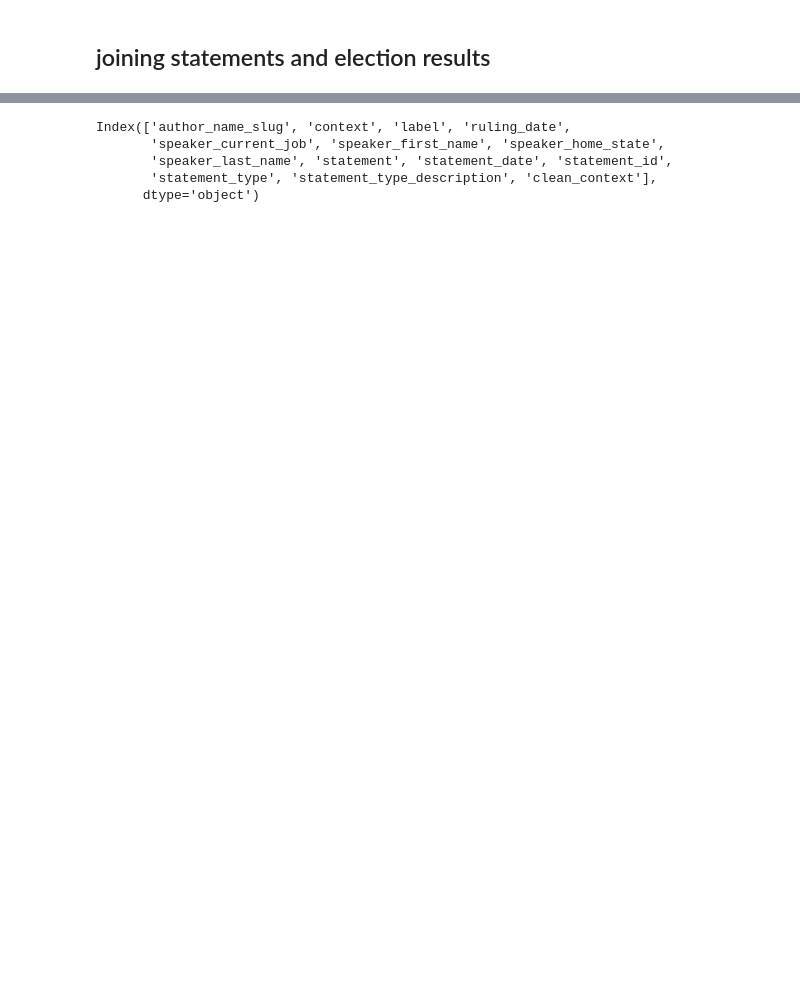
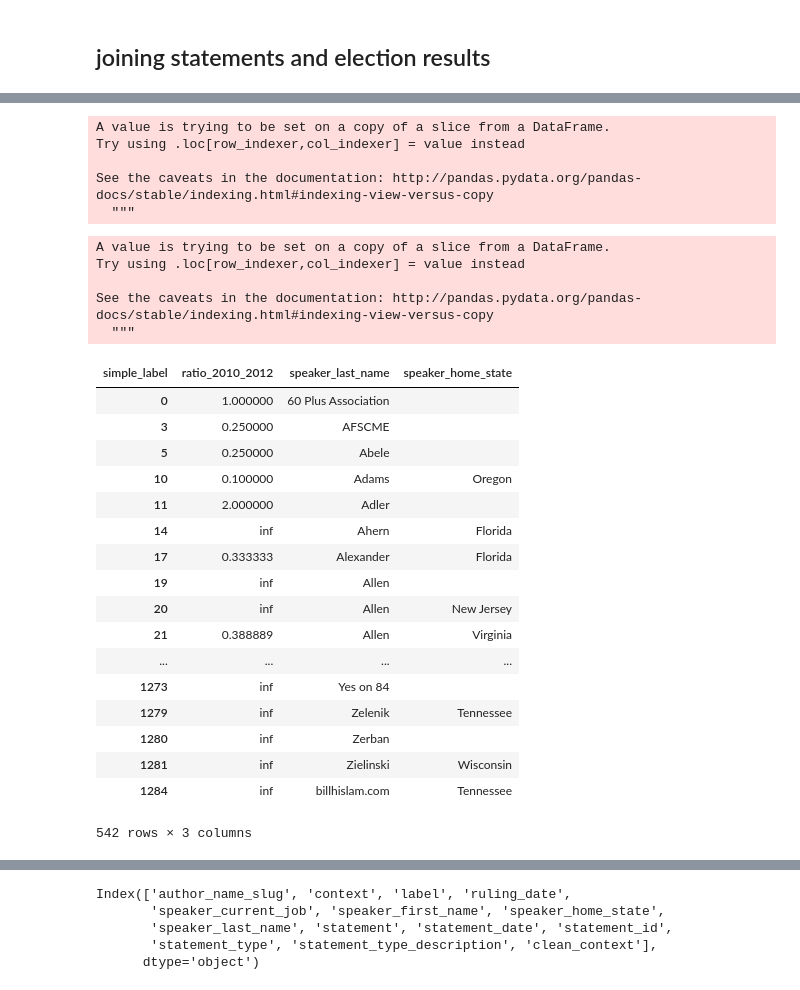
Before and after one commit to ExploringLies/lies-have-short-legs, a Jupyter notebook: notebooks/ElectionStuff.ipynb, the cells around one changed output, grey strips where cells are left out. Drawn from its saved outputs; the diff is of its cells as text; code cells hidden in the pictures; blank space fills up the shorter version.

```diff
--- a/notebooks/ElectionStuff.ipynb
+++ b/notebooks/ElectionStuff.ipynb
@@ -281,0 +354,66 @@ statements_with_elections =  statements.merge(election_results, left_on=['speake
+# %%
+periods = [(201011, 201211), (201211, 201411), (201411, 201611)]
+
+def agg_for_years(statements, ys):
+    statements = statements.loc[statements['statement_month'].lt(ys[1]) & statements['statement_month'].gt(ys[0])]
+    statements['simple_label'] = statements['label'].apply(simplify_label)
+
+    return statements.groupby(['speaker_last_name', 'speaker_home_state', 'simple_label']).size().reset_index(name='count_{0}_{1}'.format(str(ys[0])[:4], str(ys[1])[:4]))
+
+
+
+simple_votes_2012_2014 = simple_votes.loc[simple_votes['primary_votes_2012'].notnull() & simple_votes['primary_votes_2014'].notnull()]
+
+statements_with_elections_2012_2014 =  simple_votes_2012_2014.merge(agg_for_years(statements, periods[0]), right_on=['speaker_last_name', 'speaker_home_state'], left_on=['candidate_last_name', 'state'])\
+    .merge(agg_for_years(statements, periods[1]), on=['speaker_last_name', 'speaker_home_state', 'simple_label'])
+
+statements_with_elections_2012_2014['statement_ratio_true_false_2010'] = statements_with_elections_2012_2014['count_2010_2012']
+
+simple_votes_2014_2016 = simple_votes.loc[simple_votes['primary_votes_2014'].notnull() & simple_votes['primary_votes_2016'].notnull()]
+
+statements_with_elections_2014_2016 =  simple_votes_2014_2016.merge(agg_for_years(statements, periods[1]), right_on=['speaker_last_name', 'speaker_home_state'], left_on=['candidate_last_name', 'state'])\
+    .merge(agg_for_years(statements, periods[2]), on=['speaker_last_name', 'speaker_home_state', 'simple_label'])
+# %% [output]
+A value is trying to be set on a copy of a slice from a DataFrame.
+Try using .loc[row_indexer,col_indexer] = value instead
+
+See the caveats in the documentation: http://pandas.pydata.org/pandas-docs/stable/indexing.html#indexing-view-versus-copy
+  """
+# %%
+import numpy as np
+
+def ratio_for_period(statements, period):
+    _t = agg_for_years(statements, period)
+
+    # TODO adapt values based on period
+    # we are only interested in the impact of lies -> drop the rows for which we don't have any lies
+    _t = pd.pivot_table(_t, index=['speaker_last_name', 'speaker_home_state'], values='count_2010_2012', columns='simple_label', ).reset_index()
+    _t = _t.loc[_t['false'].notnull()]
+    _t['ratio'] = np.inf
+    _h = _t['true'].notnull()
+    _t.loc[_t['true'].notnull(), 'ratio'] = _t.loc[_h, 'false'] / _t.loc[_h, 'true']
+    return _t[['ratio', 'speaker_last_name', 'speaker_home_state']].rename(columns={'ratio': 'ratio_2010_2012'})
+# %% [output]
+A value is trying to be set on a copy of a slice from a DataFrame.
+Try using .loc[row_indexer,col_indexer] = value instead
+
+See the caveats in the documentation: http://pandas.pydata.org/pandas-docs/stable/indexing.html#indexing-view-versus-copy
+  """
+| simple_label | ratio_2010_2012 | speaker_last_name | speaker_home_state |
+| 0 | 1.000000 | 60 Plus Association |  |
+| 3 | 0.250000 | AFSCME |  |
+| 5 | 0.250000 | Abele |  |
+| 10 | 0.100000 | Adams | Oregon |
+| 11 | 2.000000 | Adler |  |
+| 14 | inf | Ahern | Florida |
+| 17 | 0.333333 | Alexander | Florida |
+| 19 | inf | Allen |  |
+| 20 | inf | Allen | New Jersey |
+| 21 | 0.388889 | Allen | Virginia |
+| ... | ... | ... | ... |
+| 1273 | inf | Yes on 84 |  |
+| 1279 | inf | Zelenik | Tennessee |
+| 1280 | inf | Zerban |  |
+| 1281 | inf | Zielinski | Wisconsin |
+| 1284 | inf | billhislam.com | Tennessee |
+542 rows × 3 columns
```
Also changed, not shown: parts of 16 cells of this notebook, 1 other file.
